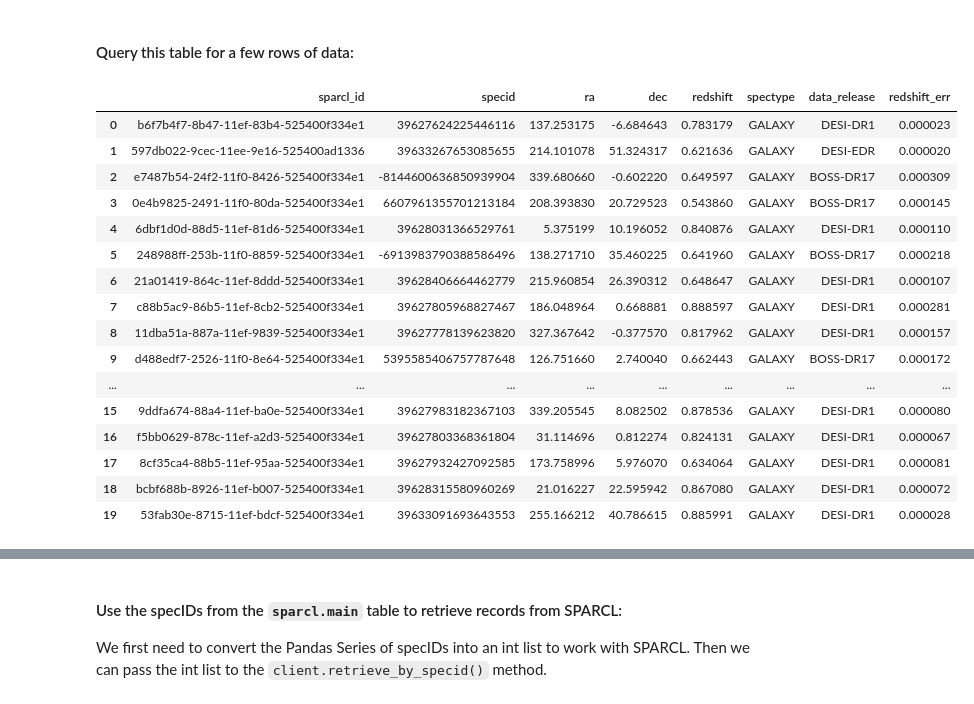
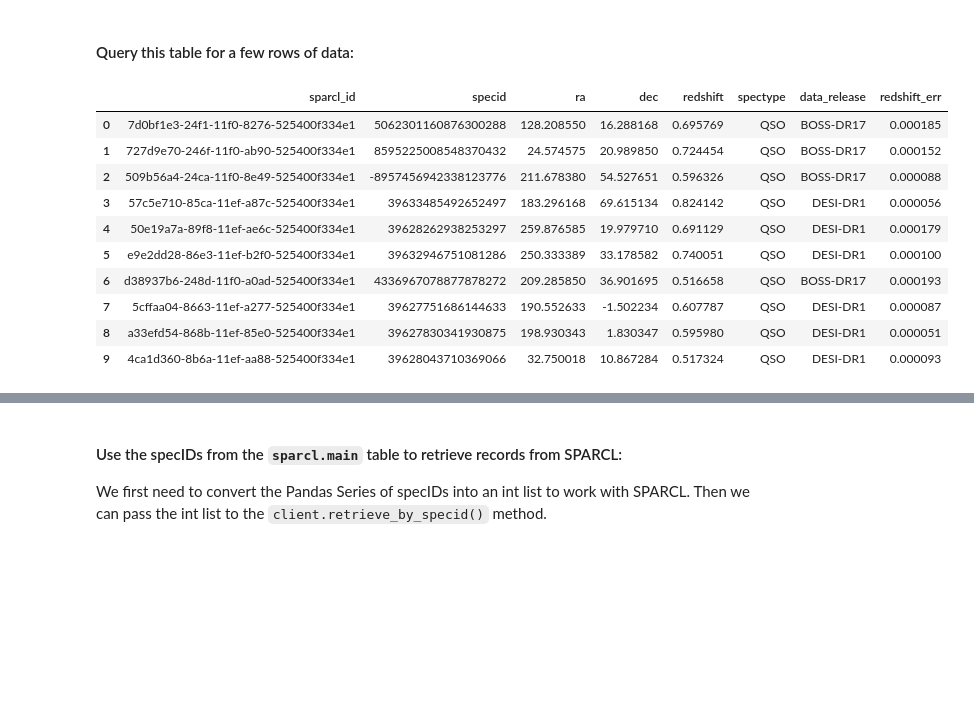
Before and after one commit to astro-datalab/notebooks-latest, a Jupyter notebook: 04_HowTos/SPARCL/How_to_use_SPARCL.ipynb, the cells around one changed output, grey strips where cells are left out. Drawn from its saved outputs; the diff is of its cells as text; code cells hidden in the pictures; blank space fills up the shorter version.

```diff
--- a/04_HowTos/SPARCL/How_to_use_SPARCL.ipynb
+++ b/04_HowTos/SPARCL/How_to_use_SPARCL.ipynb
@@ -348,34 +275,28 @@ Schema: sparcl
 # %%
 q = """SELECT
             sparcl_id, specid, ra, dec, redshift, spectype, data_release, redshift_err
         FROM
             sparcl.main
         WHERE
-            spectype='GALAXY'
+            spectype='QSO'
             AND redshift>=0.5 AND redshift<=0.9
             AND random_id BETWEEN 15.1 AND 15.4
-        LIMIT 20
+        LIMIT 10
     """
 found_II = qc.query(sql=q, fmt='pandas')  # output as Pandas DataFrame
 found_II
 # %% [output]
 |  | sparcl_id | specid | ra | dec | redshift | spectype | data_release | redshift_err |
-| 0 | b6f7b4f7-8b47-11ef-83b4-525400f334e1 | 39627624225446116 | 137.253175 | -6.684643 | 0.783179 | GALAXY | DESI-DR1 | 0.000023 |
-| 1 | 597db022-9cec-11ee-9e16-525400ad1336 | 39633267653085655 | 214.101078 | 51.324317 | 0.621636 | GALAXY | DESI-EDR | 0.000020 |
-| 2 | e7487b54-24f2-11f0-8426-525400f334e1 | -8144600636850939904 | 339.680660 | -0.602220 | 0.649597 | GALAXY | BOSS-DR17 | 0.000309 |
-| 3 | 0e4b9825-2491-11f0-80da-525400f334e1 | 6607961355701213184 | 208.393830 | 20.729523 | 0.543860 | GALAXY | BOSS-DR17 | 0.000145 |
-| 4 | 6dbf1d0d-88d5-11ef-81d6-525400f334e1 | 39628031366529761 | 5.375199 | 10.196052 | 0.840876 | GALAXY | DESI-DR1 | 0.000110 |
-| 5 | 248988ff-253b-11f0-8859-525400f334e1 | -6913983790388586496 | 138.271710 | 35.460225 | 0.641960 | GALAXY | BOSS-DR17 | 0.000218 |
-| 6 | 21a01419-864c-11ef-8ddd-525400f334e1 | 39628406664462779 | 215.960854 | 26.390312 | 0.648647 | GALAXY | DESI-DR1 | 0.000107 |
-| 7 | c88b5ac9-86b5-11ef-8cb2-525400f334e1 | 39627805968827467 | 186.048964 | 0.668881 | 0.888597 | GALAXY | DESI-DR1 | 0.000281 |
-| 8 | 11dba51a-887a-11ef-9839-525400f334e1 | 39627778139623820 | 327.367642 | -0.377570 | 0.817962 | GALAXY | DESI-DR1 | 0.000157 |
-| 9 | d488edf7-2526-11f0-8e64-525400f334e1 | 5395585406757787648 | 126.751660 | 2.740040 | 0.662443 | GALAXY | BOSS-DR17 | 0.000172 |
-| ... | ... | ... | ... | ... | ... | ... | ... | ... |
-| 15 | 9ddfa674-88a4-11ef-ba0e-525400f334e1 | 39627983182367103 | 339.205545 | 8.082502 | 0.878536 | GALAXY | DESI-DR1 | 0.000080 |
-| 16 | f5bb0629-878c-11ef-a2d3-525400f334e1 | 39627803368361804 | 31.114696 | 0.812274 | 0.824131 | GALAXY | DESI-DR1 | 0.000067 |
-| 17 | 8cf35ca4-88b5-11ef-95aa-525400f334e1 | 39627932427092585 | 173.758996 | 5.976070 | 0.634064 | GALAXY | DESI-DR1 | 0.000081 |
-| 18 | bcbf688b-8926-11ef-b007-525400f334e1 | 39628315580960269 | 21.016227 | 22.595942 | 0.867080 | GALAXY | DESI-DR1 | 0.000072 |
-| 19 | 53fab30e-8715-11ef-bdcf-525400f334e1 | 39633091693643553 | 255.166212 | 40.786615 | 0.885991 | GALAXY | DESI-DR1 | 0.000028 |
+| 0 | 7d0bf1e3-24f1-11f0-8276-525400f334e1 | 5062301160876300288 | 128.208550 | 16.288168 | 0.695769 | QSO | BOSS-DR17 | 0.000185 |
+| 1 | 727d9e70-246f-11f0-ab90-525400f334e1 | 8595225008548370432 | 24.574575 | 20.989850 | 0.724454 | QSO | BOSS-DR17 | 0.000152 |
+| 2 | 509b56a4-24ca-11f0-8e49-525400f334e1 | -8957456942338123776 | 211.678380 | 54.527651 | 0.596326 | QSO | BOSS-DR17 | 0.000088 |
+| 3 | 57c5e710-85ca-11ef-a87c-525400f334e1 | 39633485492652497 | 183.296168 | 69.615134 | 0.824142 | QSO | DESI-DR1 | 0.000056 |
+| 4 | 50e19a7a-89f8-11ef-ae6c-525400f334e1 | 39628262938253297 | 259.876585 | 19.979710 | 0.691129 | QSO | DESI-DR1 | 0.000179 |
+| 5 | e9e2dd28-86e3-11ef-b2f0-525400f334e1 | 39632946751081286 | 250.333389 | 33.178582 | 0.740051 | QSO | DESI-DR1 | 0.000100 |
+| 6 | d38937b6-248d-11f0-a0ad-525400f334e1 | 4336967078877878272 | 209.285850 | 36.901695 | 0.516658 | QSO | BOSS-DR17 | 0.000193 |
+| 7 | 5cffaa04-8663-11ef-a277-525400f334e1 | 39627751686144633 | 190.552633 | -1.502234 | 0.607787 | QSO | DESI-DR1 | 0.000087 |
+| 8 | a33efd54-868b-11ef-85e0-525400f334e1 | 39627830341930875 | 198.930343 | 1.830347 | 0.595980 | QSO | DESI-DR1 | 0.000051 |
+| 9 | 4ca1d360-8b6a-11ef-aa88-525400f334e1 | 39628043710369066 | 32.750018 | 10.867284 | 0.517324 | QSO | DESI-DR1 | 0.000093 |
 # %% [markdown]
 <a class="anchor" id="retrieve"></a>
 ## Retrieve records by `sparcl_id` using `client.retrieve()`
```
Also changed, not shown: parts of 89 cells of this notebook.
